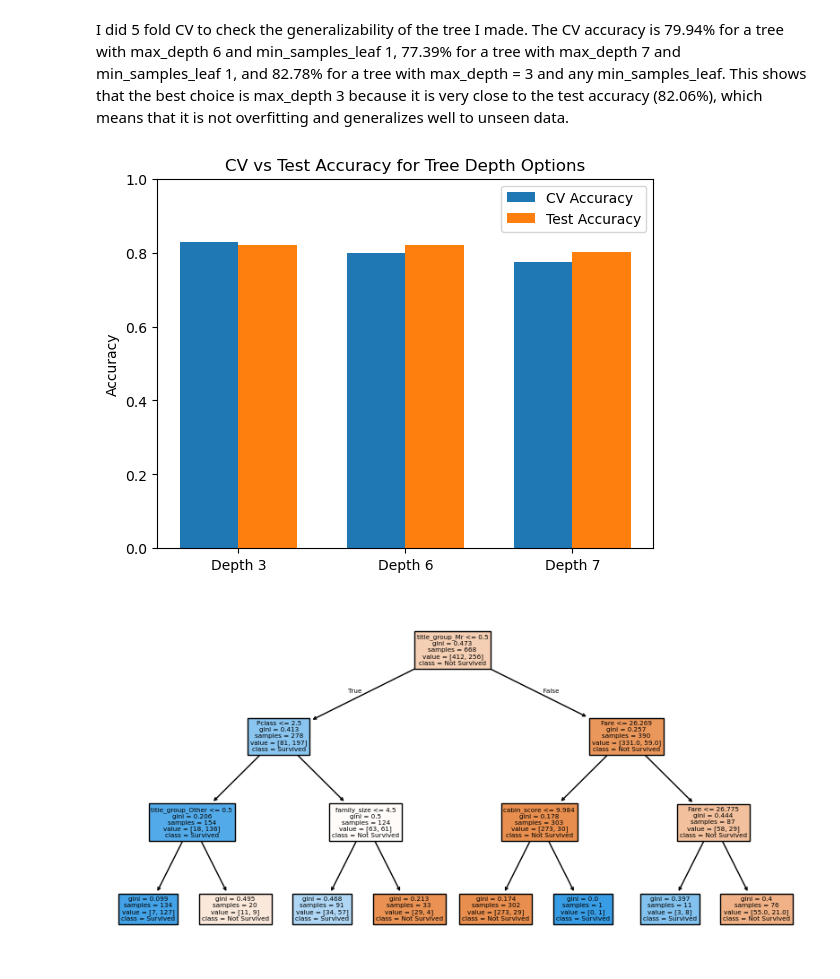
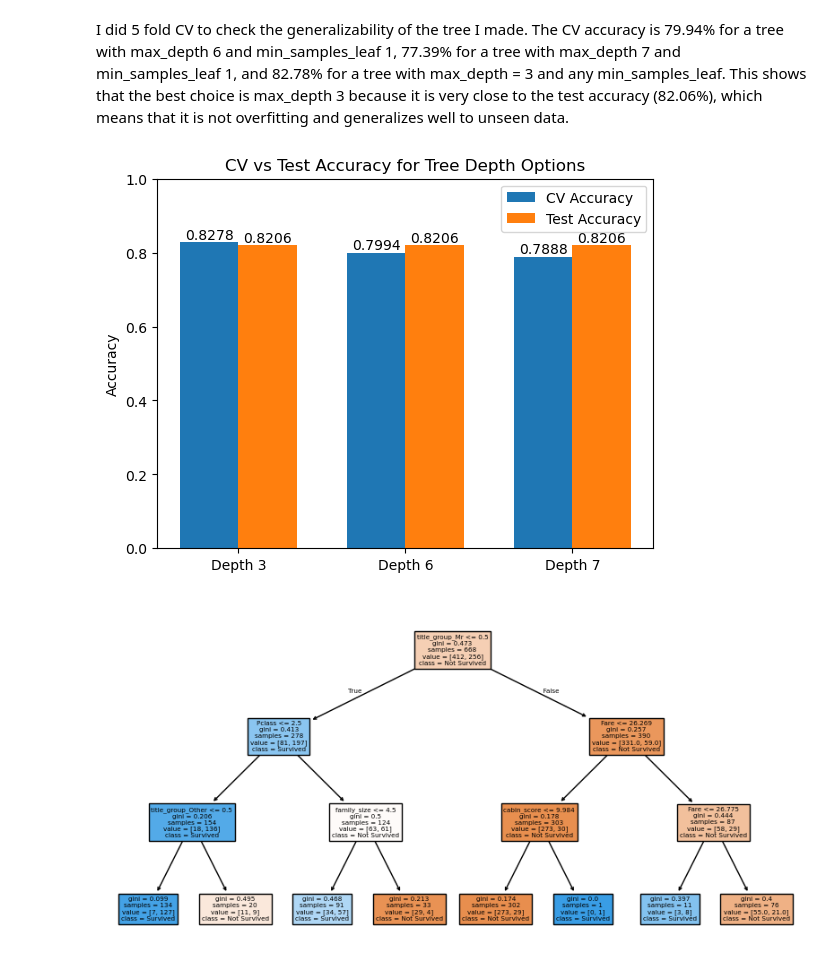
Before and after one commit to rmkamphuis/DATA_572_Project, a Jupyter notebook: Project_Code_572.ipynb, the cells around one changed output. Cells and saved outputs as stored; diff of their text form; code cells hidden in the pictures.

```diff
--- a/Project_Code_572.ipynb
+++ b/Project_Code_572.ipynb
@@ -618,7 +648,7 @@ CV accuracy: 0.7993827853215127
 # %%
 decision_tree_7 = DecisionTreeClassifier(
     max_depth = 7,
-    min_samples_leaf = 3,
+    min_samples_leaf = 1,
     random_state=42
 )
 
@@ -641,33 +671,46 @@ I did 5 fold CV to check the generalizability of the tree I made. The CV accurac
 # %%
 #chart to compare CV and test accuracy for my 2 main tree options
 
 decision_tree_3.fit(X_train, y_train)
 test_3 = decision_tree_3.score(X_test, y_test)
 
 decision_tree_6.fit(X_train, y_train)
 test_6 = decision_tree_6.score(X_test, y_test)
 
 decision_tree_7.fit(X_train, y_train)
 test_7 = decision_tree_7.score(X_test, y_test)
 
 depths = ["Depth 3", "Depth 6", "Depth 7"]
 CV_means = [scores_3, scores_6, scores_7]
 test_scores = [test_3, test_6, test_7]
 
 x = np.arange(len(depths))
 width = 0.35
 
 plt.figure()
-plt.bar(x - width/2, CV_means, width, label='CV Accuracy')
-plt.bar(x + width/2, test_scores, width, label='Test Accuracy')
+CV = plt.bar(x - width/2, CV_means, width, label='CV Accuracy')
+test = plt.bar(x + width/2, test_scores, width, label='Test Accuracy')
 plt.xticks(x, depths)
 plt.ylabel("Accuracy")
 plt.ylim(0,1)
 plt.title("CV vs Test Accuracy for Tree Depth Options")
 plt.legend()
+def add_labels(bars):
+    for bar in bars:
+        height = bar.get_height()
+        plt.text(
+            bar.get_x() + bar.get_width() / 2,
+            height,
+            f"{height:.4f}",
+            ha='center',
+            va='bottom'
+)
+add_labels(CV)
+add_labels(test)
+
 plt.show()
 # %% [output]
-[figure, old version]
+[figure, new version]
 # %%
 #plotting tree
 
```
Also changed, not shown: parts of 5 cells of this notebook.
